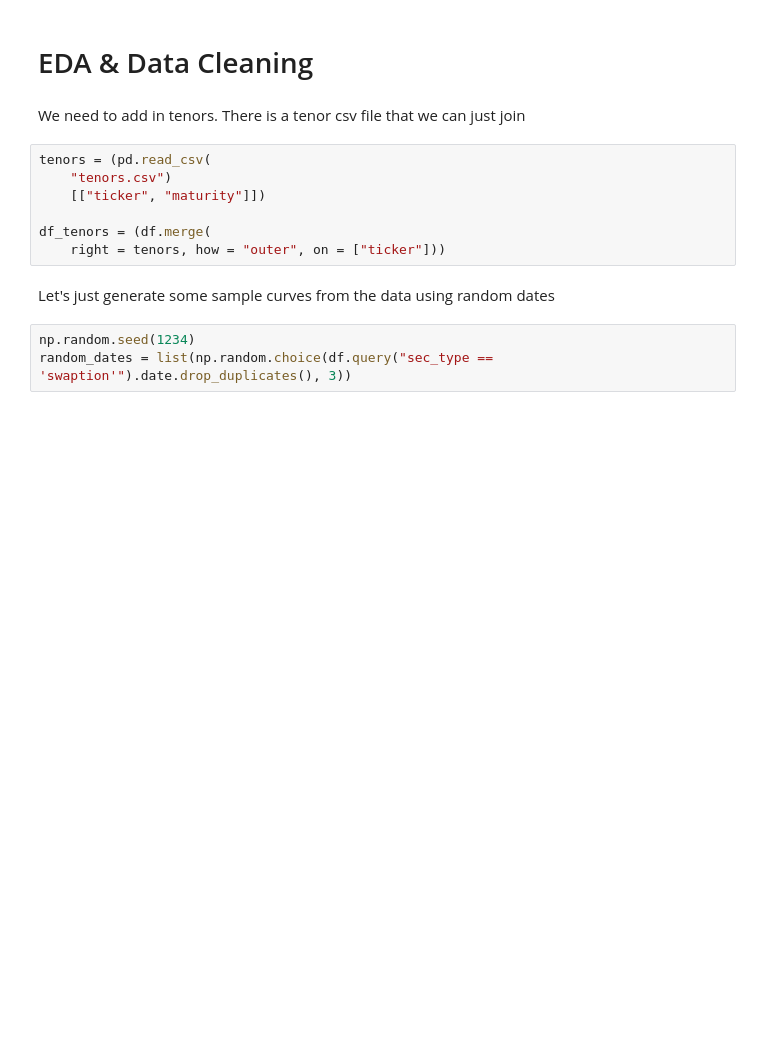
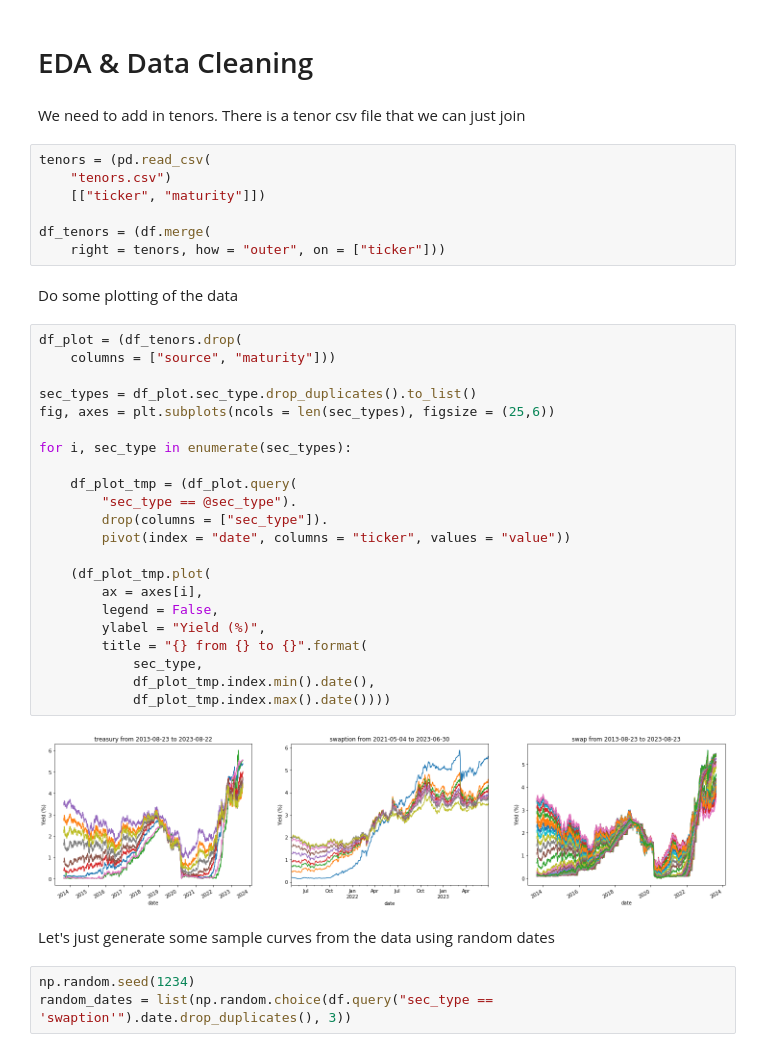
Before and after one commit to diegodalvarez/PCAFlylet, a Jupyter notebook: model.ipynb, the cells around one changed output. Cells and saved outputs as stored; diff of their text form; blank space fills up the shorter version.

```diff
--- a/model.ipynb
+++ b/model.ipynb
@@ -89,6 +89,32 @@ tenors = (pd.read_csv(
 
 df_tenors = (df.merge(
     right = tenors, how = "outer", on = ["ticker"]))
+# %% [markdown]
+Do some plotting of the data
+# %%
+df_plot = (df_tenors.drop(
+    columns = ["source", "maturity"]))
+
+sec_types = df_plot.sec_type.drop_duplicates().to_list()
+fig, axes = plt.subplots(ncols = len(sec_types), figsize = (25,6))
+
+for i, sec_type in enumerate(sec_types):
+
+    df_plot_tmp = (df_plot.query(
+        "sec_type == @sec_type").
+        drop(columns = ["sec_type"]).
+        pivot(index = "date", columns = "ticker", values = "value"))
+
+    (df_plot_tmp.plot(
+        ax = axes[i],
+        legend = False,
+        ylabel = "Yield (%)",
+        title = "{} from {} to {}".format(
+            sec_type,
+            df_plot_tmp.index.min().date(),
+            df_plot_tmp.index.max().date())))
+# %% [output]
+[figure, added]
 # %% [markdown]
 Let's just generate some sample curves from the data using random dates
 # %%
```
Also changed, not shown: parts of 13 cells of this notebook.
